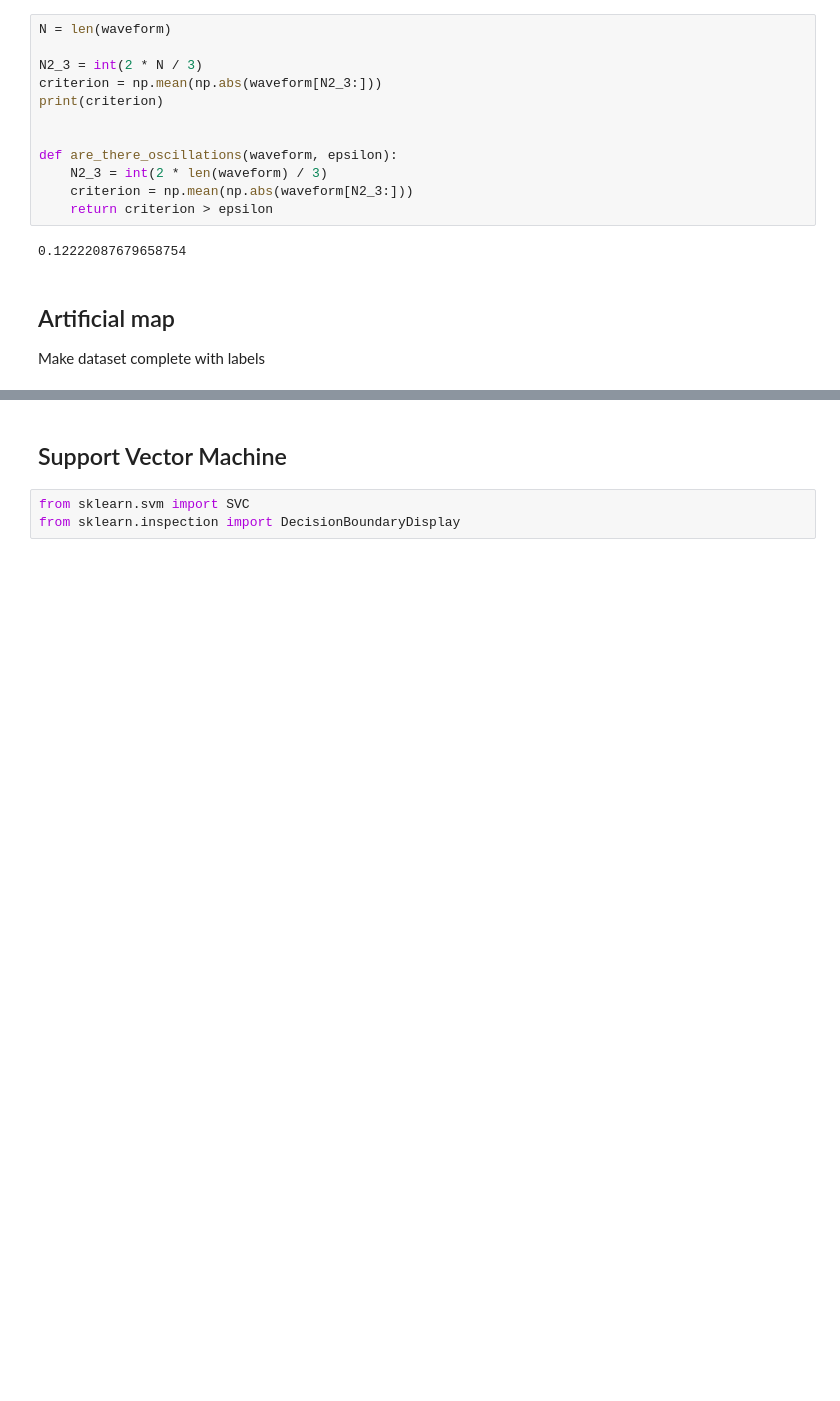
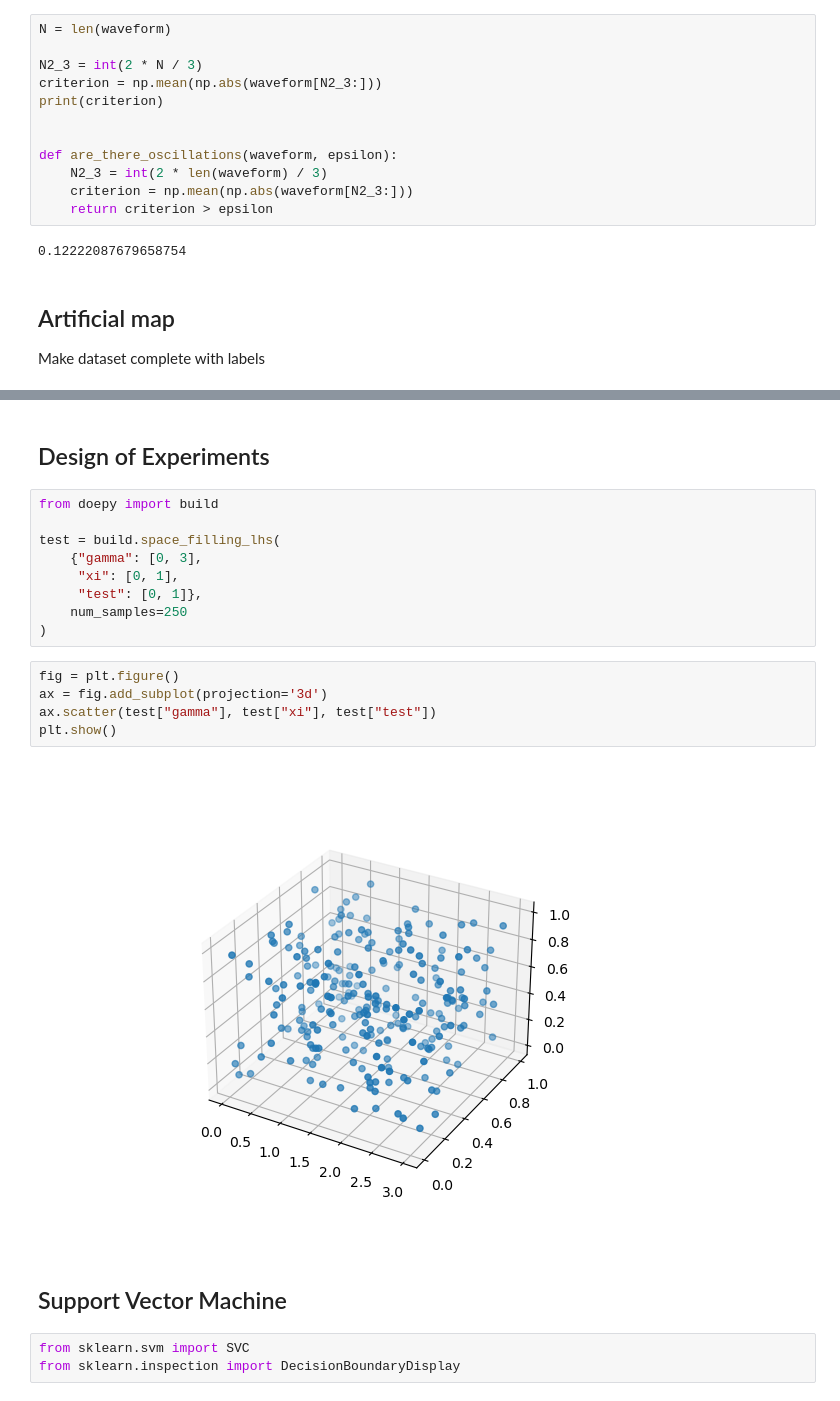
Before and after one commit to ClementineBerger/Auto-oscillations, a Jupyter notebook: mapping.ipynb, the cells around one changed output, grey strips where cells are left out. Drawn from its saved outputs; the diff is of its cells as text; blank space fills up the shorter version.

```diff
--- a/mapping.ipynb
+++ b/mapping.ipynb
@@ -72,3 +74,21 @@ plt.show()
+# %% [markdown]
+## Design of Experiments
+# %%
+from doepy import build
+
+test = build.space_filling_lhs(
+    {"gamma": [0, 3],
+     "xi": [0, 1],
+     "test": [0, 1]},
+    num_samples=250
+)
+# %%
+fig = plt.figure()
+ax = fig.add_subplot(projection='3d')
+ax.scatter(test["gamma"], test["xi"], test["test"])
+plt.show()
+# %% [output]
+[figure, added]
 # %% [markdown]
 ## Support Vector Machine
 # %%
```
Also changed, not shown: parts of 14 cells of this notebook.
